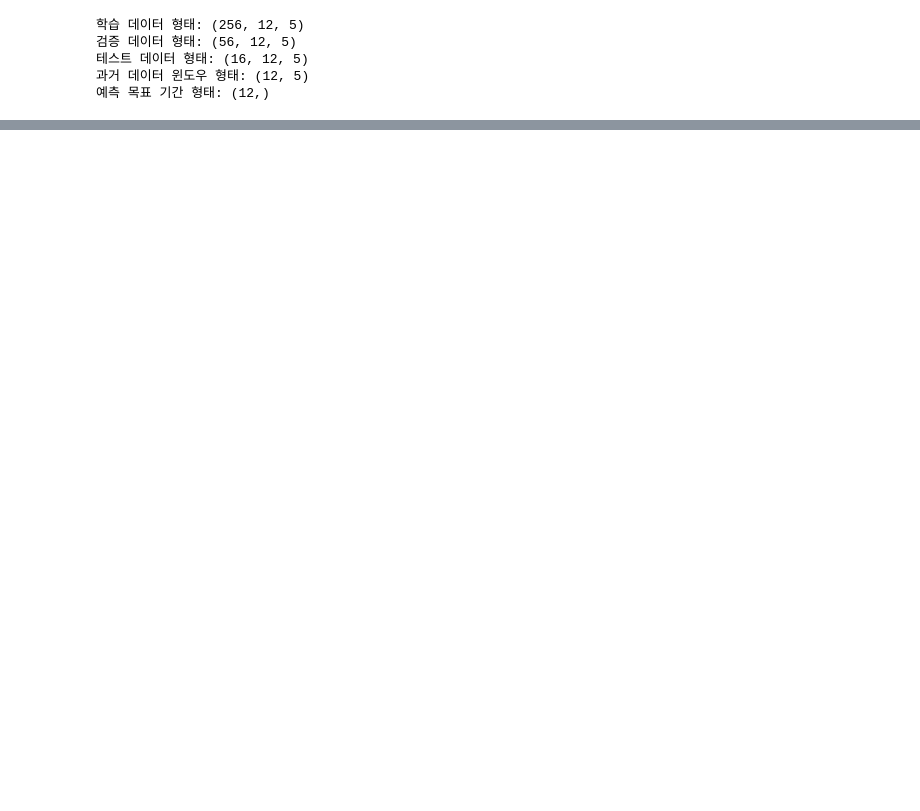
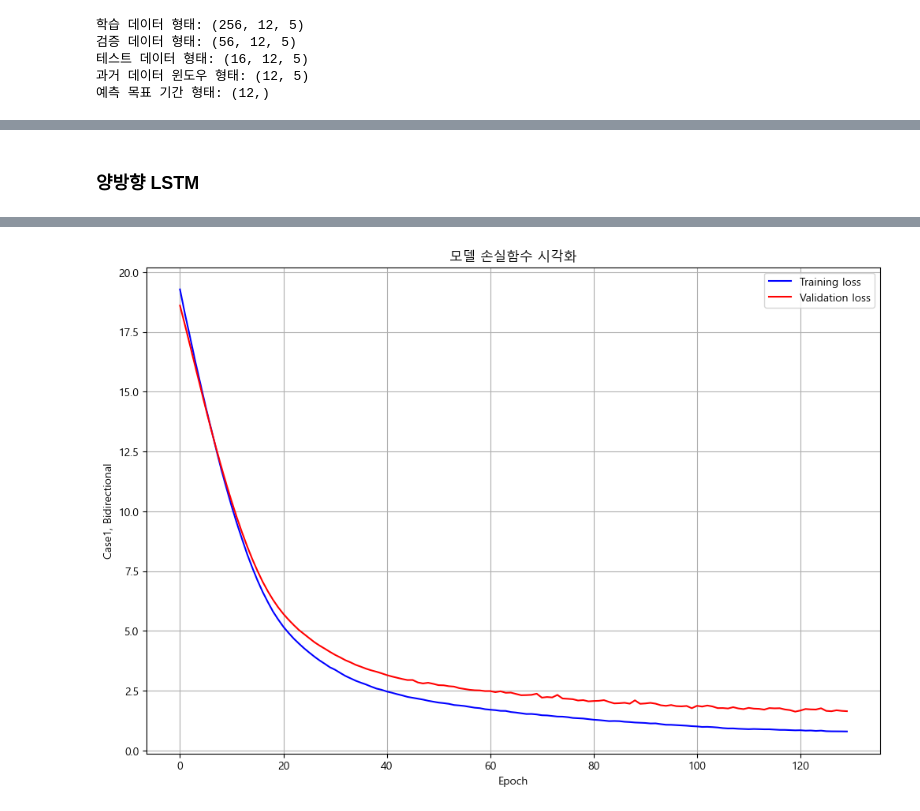
Before and after one commit to LeeShawnhun/sealab_contest, a Jupyter notebook: main.ipynb, the cells around one changed output, grey strips where cells are left out. Cells and saved outputs as stored; diff of their text form; code cells hidden in the pictures; blank space fills up the shorter version.

```diff
--- a/main.ipynb
+++ b/main.ipynb
@@ -398,0 +460,76 @@ NameError: name 'plt' is not defined
+# %% [markdown]
+### 양방향 LSTM
+# %%
+from tensorflow.keras.models import Model
+from tensorflow.keras.layers import Input, Bidirectional, LSTM, Dense, Dropout, BatchNormalization, Attention, Concatenate
+from tensorflow.keras.regularizers import l1_l2
+
+from tensorflow.keras.callbacks import EarlyStopping, ReduceLROnPlateau
+from tensorflow.keras.optimizers import legacy as legacy_optimizers
+
+# Attention 레이어 정의
+def attention_layer(inputs):
+    attention = Attention()([inputs, inputs])
+    return Concatenate()([inputs, attention])
+
+# 옵티마이저 설정
+initial_lr = 0.0005
+optimizer = legacy_optimizers.Adam(learning_rate=initial_lr)
+
+# 학습률 재시작
+lr_restart = ReduceLROnPlateau(monitor='val_loss', factor=0.5, patience=5, verbose=1, min_lr=1e-6)
+
+# EarlyStopping
+early_stop = EarlyStopping(monitor='val_loss', patience=10, restore_best_weights=True)
+
+# 모델 정의
+inputs = Input(shape=(x_train_multi.shape[1], x_train_multi.shape[2]))
+
+# 첫 번째 Bidirectional LSTM 레이어
+x = Bidirectional(LSTM(128, return_sequences=True,
+                       kernel_regularizer=l1_l2(l1=0.005, l2=0.005),
+                       bias_regularizer=l1_l2(l1=0.005, l2=0.005)))(inputs)
+x = BatchNormalization()(x)
+x = Dropout(0.3)(x)
+
+# 두 번째 Bidirectional LSTM 레이어
+x = Bidirectional(LSTM(64, return_sequences=True,
+                       kernel_regularizer=l1_l2(l1=0.005, l2=0.005),
+                       bias_regularizer=l1_l2(l1=0.005, l2=0.005)))(x)
+x = BatchNormalization()(x)
+x = Dropout(0.3)(x)
+
+# Attention 레이어 추가
+x = attention_layer(x)
+
+# 마지막 LSTM 레이어
+x = LSTM(32, activation='relu',
+         kernel_regularizer=l1_l2(l1=0.005, l2=0.005),
+         bias_regularizer=l1_l2(l1=0.005, l2=0.005))(x)
+x = BatchNormalization()(x)
+x = Dropout(0.3)(x)
+
+# Dense 레이어
+x = Dense(24, activation='relu',
+          kernel_regularizer=l1_l2(l1=0.005, l2=0.005),
+          bias_regularizer=l1_l2(l1=0.005, l2=0.005))(x)
+outputs = Dense(12)(x)
+
+model = Model(inputs=inputs, outputs=outputs)
+
+# 모델 빌드 및 컴파일
+model.build(input_shape=(None, x_train_multi.shape[1], x_train_multi.shape[2]))
+model.compile(optimizer=optimizer, loss='mse')
+
+# 모델 학습
+model_history = model.fit(
+    train_data_multi,
+    epochs=EPOCHS,
+    steps_per_epoch=x_train_multi.shape[0] // BATCH_SIZE,
+    validation_data=val_data_multi,
+    validation_steps=x_val_multi.shape[0] // BATCH_SIZE,
+    callbacks=[lr_restart, early_stop]
+)
+
+plot_train_history(multi_step_history, "Case1, Bidirectional")
+# %% [output]
@@ -398,0 +553 @@ NameError: name 'plt' is not defined
+[figure, added]
```
Also changed, not shown: parts of 15 cells of this notebook, 1 other file.
